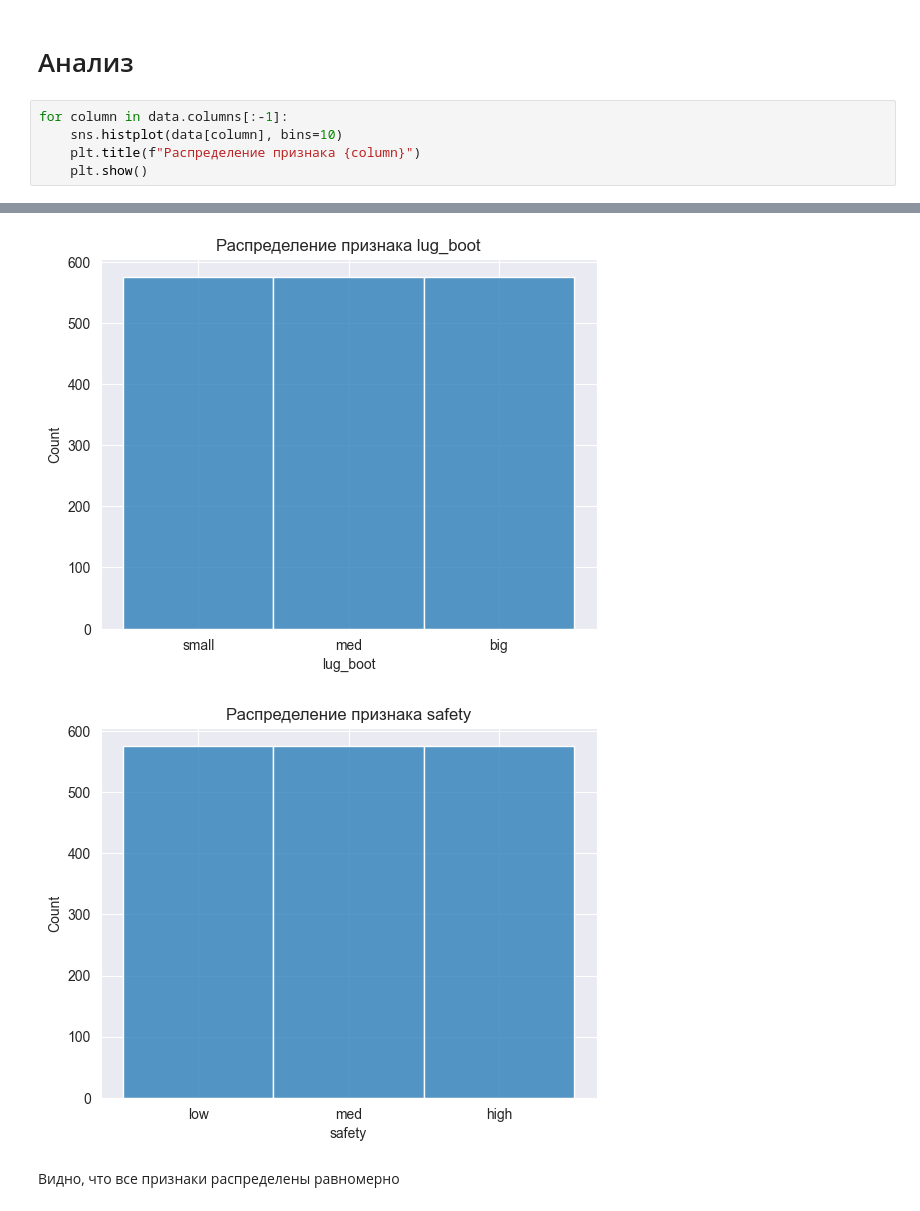
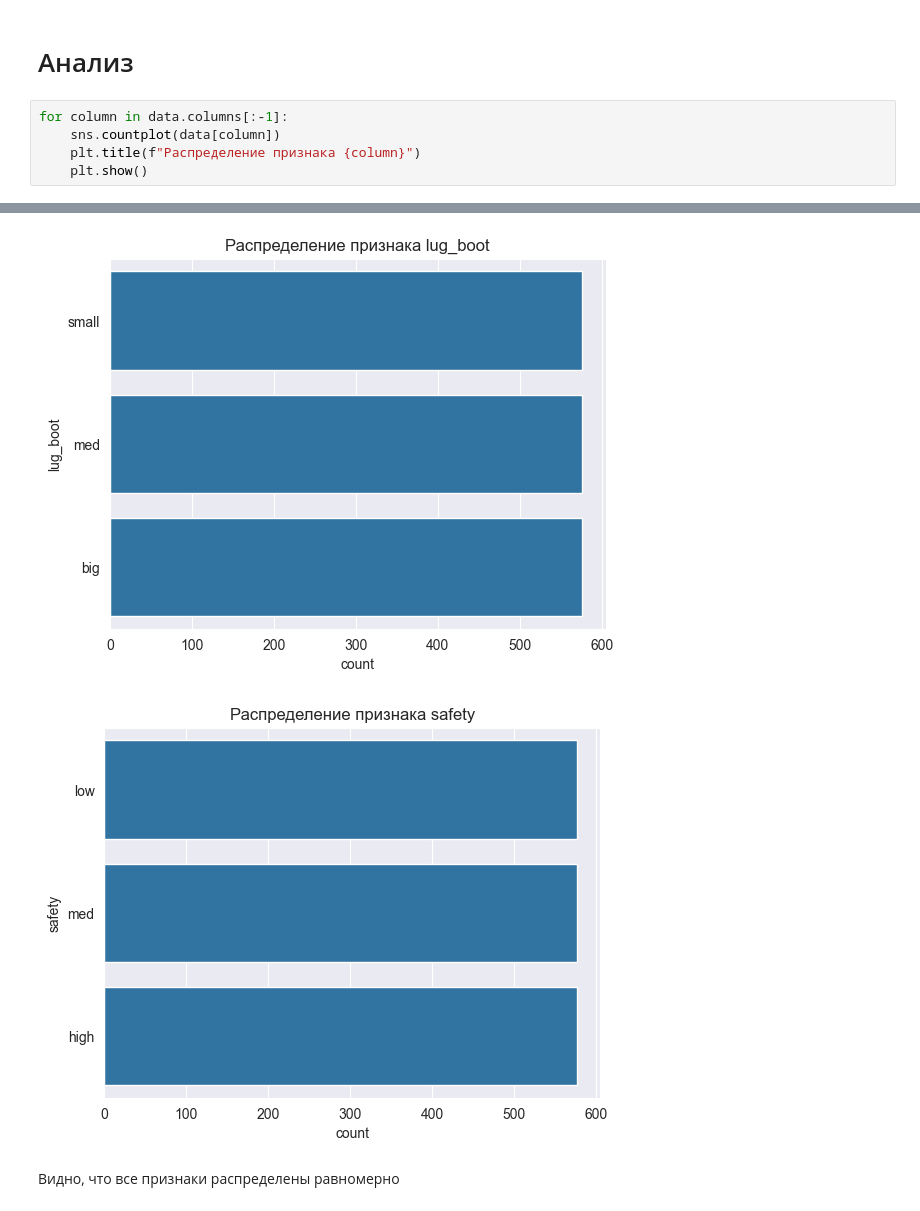
Before and after one commit to kudrmax/ml-hse-hw, a Jupyter notebook: hw1/solution1.ipynb, the cells around one changed output, grey strips where cells are left out. Drawn from its saved outputs; the diff is of its cells as text.

```diff
--- a/hw1/solution1.ipynb
+++ b/hw1/solution1.ipynb
@@ -51,7 +51,7 @@ data = data.drop_duplicates()
 # Анализ
 # %%
 for column in data.columns[:-1]:
-    sns.histplot(data[column], bins=10)
+    sns.countplot(data[column])
     plt.title(f"Распределение признака {column}")
     plt.show()
 # %% [output]
@@ -62,5 +62,5 @@ for column in data.columns[:-1]:
-[figure, old version]
+[figure, new version]
-[figure, old version]
+[figure, new version]
 # %% [markdown]
 Видно, что все признаки распределены равномерно
 # %%
```
Also changed, not shown: parts of 2 cells of this notebook, 4 other files.
